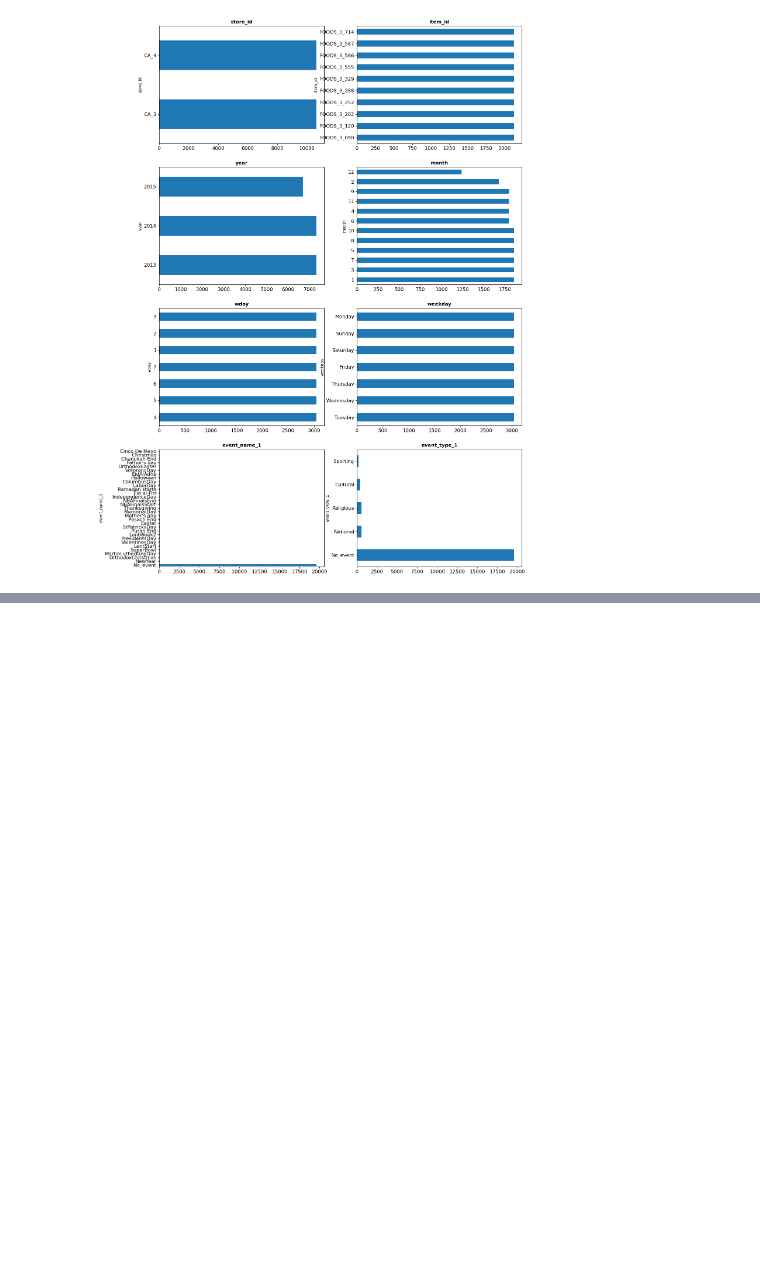
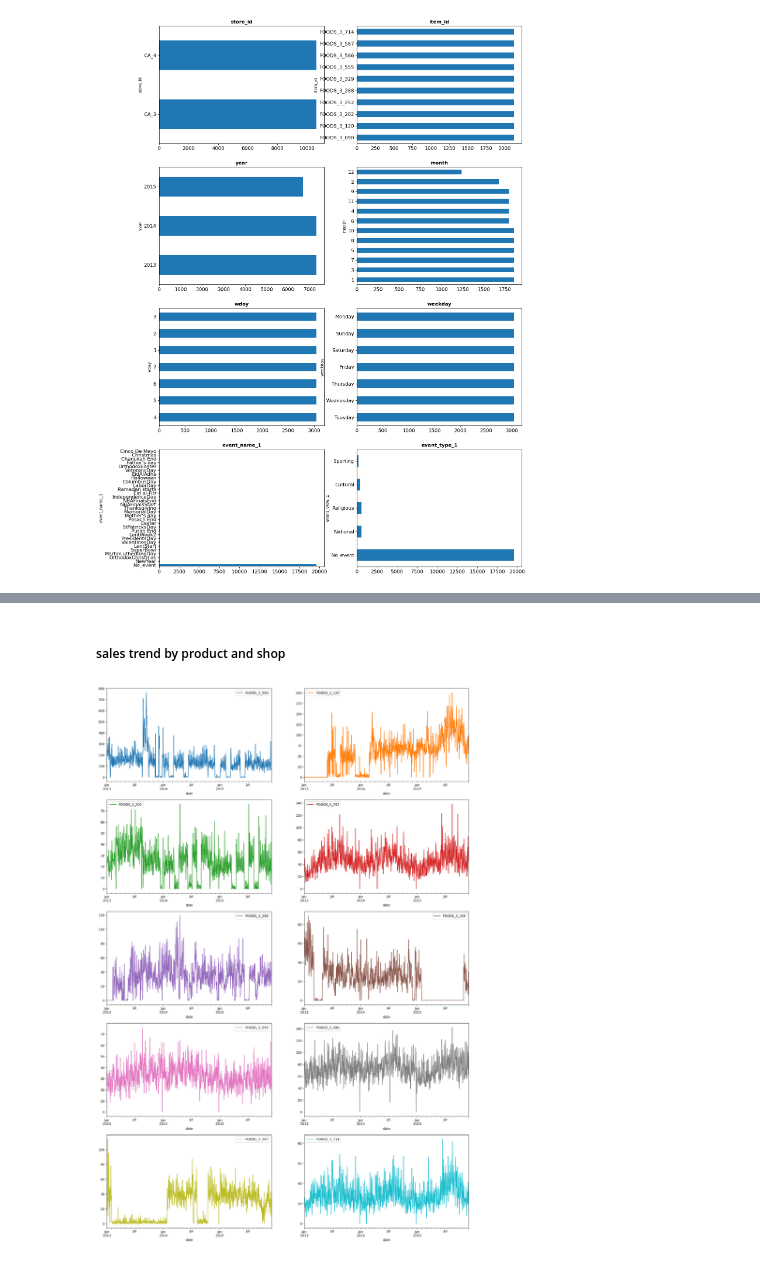
Before and after one commit to adrianriverof/Retail-Sales-Forecasting, a Jupyter notebook: 03_Notebooks/02_Development/03_EDA.ipynb, the cells around one changed output, grey strips where cells are left out. Saved outputs shown, nothing was run; the diff lists cells and outputs as text; code cells hidden in the pictures; blank space fills up the shorter version.

```diff
--- a/03_Notebooks/02_Development/03_EDA.ipynb
+++ b/03_Notebooks/02_Development/03_EDA.ipynb
@@ -109,0 +154,8 @@ plot_eda_categoricals(cat[include])
+# %% [markdown]
+##### sales trend by product and shop
+# %%
+
+# sales trend by product and shop
+df.loc[df.store_id == 'CA_3'].groupby(['date','item_id']).sales.sum().unstack().plot(subplots = True,  layout = (5,2), sharex=False, figsize=(20,30));
+# %% [output]
+[figure, added]
```
Also changed, not shown: parts of 12 cells of this notebook.
